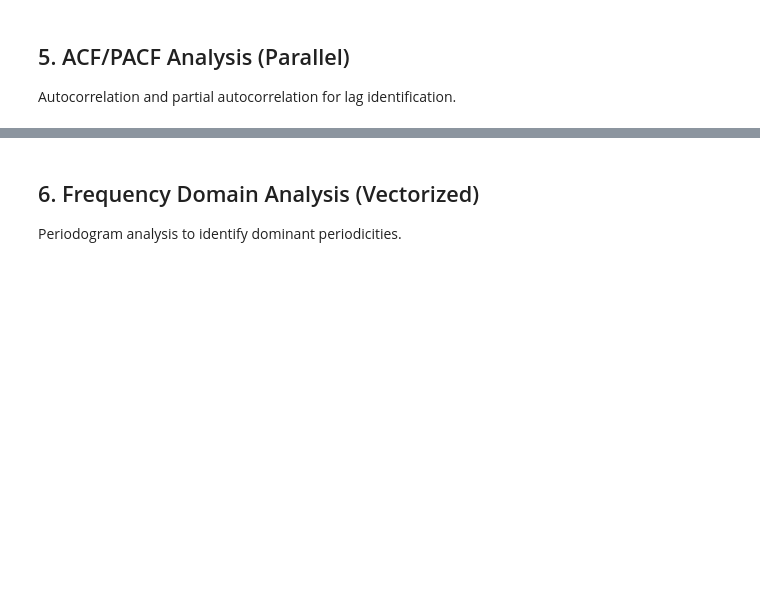
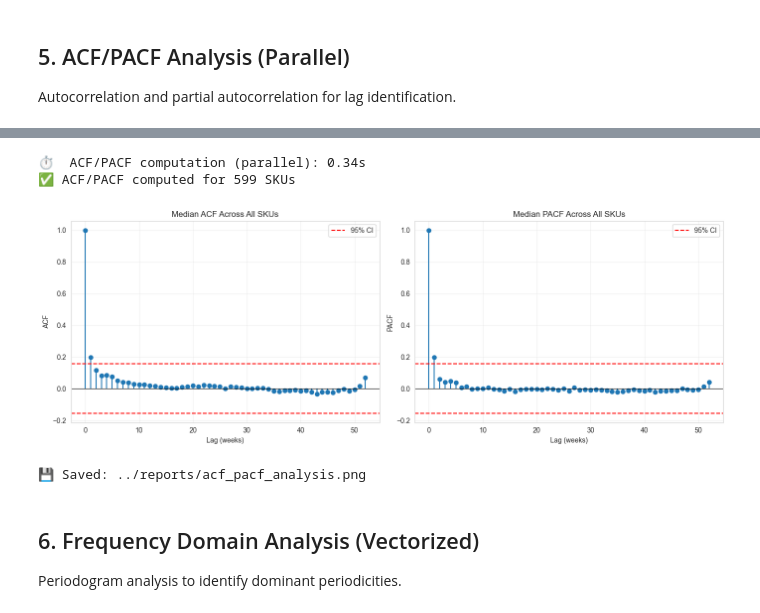
Before and after one commit to jpmcdonald/vn2, a Jupyter notebook: notebooks/02_comprehensive_time_series_eda.ipynb, the cells around one changed output, grey strips where cells are left out. Saved outputs shown, nothing was run; the diff lists cells and outputs as text; code cells hidden in the pictures; blank space fills up the shorter version.

```diff
--- a/notebooks/02_comprehensive_time_series_eda.ipynb
+++ b/notebooks/02_comprehensive_time_series_eda.ipynb
@@ -162,9 +194,9 @@ Compute comprehensive statistics for all 599 SKUs in parallel.
 # %%
 from scipy.stats import skew, kurtosis
 
-def compute_sku_summary(sku_data):
+def compute_sku_summary(key_and_data):
     """Compute all summary stats for one SKU"""
-    store, product = sku_data.name
+    (store, product), sku_data = key_and_data
     sales = sku_data['sales'].values
     non_zero = sales[sales > 0]
 
@@ -196,7 +228,7 @@ def compute_sku_summary(sku_data):
 with timer("Summary statistics (parallel)"):
     sku_groups = list(df.groupby(['Store', 'Product']))
     summary_list = Parallel(n_jobs=N_JOBS, verbose=1)(
-        delayed(compute_sku_summary)(grp) for _, grp in sku_groups
+        delayed(compute_sku_summary)(item) for item in sku_groups
     )
     summary = pd.DataFrame(summary_list)
     summary.to_parquet('../data/processed/summary_statistics.parquet')
@@ -324,9 +423,9 @@ Autocorrelation and partial autocorrelation for lag identification.
 # %%
 from statsmodels.tsa.stattools import acf, pacf
 
-def compute_acf_pacf_parallel(sku_data, nlags=52):
+def compute_acf_pacf_parallel(key_and_data, nlags=52):
     """Compute ACF/PACF for one SKU"""
-    store, product = sku_data.name
+    (store, product), sku_data = key_and_data
     series = sku_data['sales'].dropna()
 
     if len(series) < nlags + 1:
@@ -357,7 +456,7 @@ def compute_acf_pacf_parallel(sku_data, nlags=52):
 
 with timer("ACF/PACF computation (parallel)"):
     acf_list = Parallel(n_jobs=N_JOBS, verbose=1)(
-        delayed(compute_acf_pacf_parallel)(grp, nlags=52) for _, grp in sku_groups
+        delayed(compute_acf_pacf_parallel)(item, nlags=52) for item in sku_groups
     )
     acf_results = {(r['Store'], r['Product']): r for r in acf_list if r is not None}
 
@@ -404,3 +503,4 @@ plt.savefig('../reports/acf_pacf_analysis.png', dpi=150, bbox_inches='tight')
 plt.show()
 
 print(f"💾 Saved: ../reports/acf_pacf_analysis.png")
+# %% [output]
@@ -407,3 +510,7 @@ print(f"💾 Saved: ../reports/acf_pacf_analysis.png")
+⏱️  ACF/PACF computation (parallel): 0.34s
+✅ ACF/PACF computed for 599 SKUs
+[figure, added]
+💾 Saved: ../reports/acf_pacf_analysis.png
 # %% [markdown]
 ## 6. Frequency Domain Analysis (Vectorized)
 
```
Also changed, not shown: parts of 16 cells of this notebook, 3 other files.
